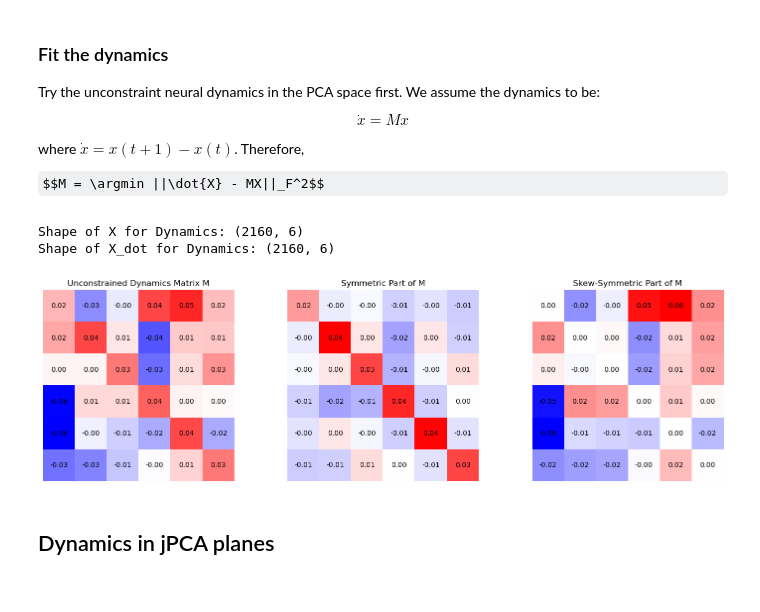
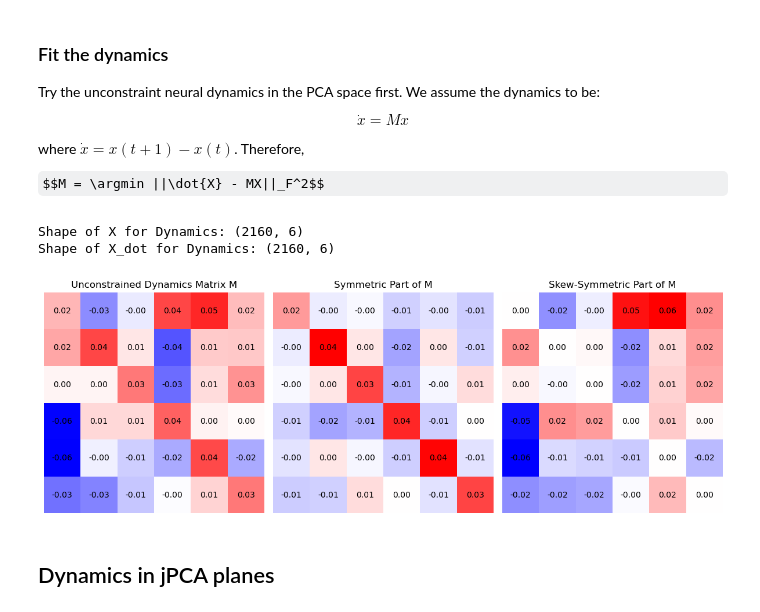
Before and after one commit to Yishu-Li/Time-varyingND, a Jupyter notebook: report.ipynb, the cells around one changed output. Cells and saved outputs as stored; diff of their text form; code cells hidden in the pictures; some formulas as TeX source.

```diff
--- a/report.ipynb
+++ b/report.ipynb
@@ -150,35 +154,37 @@ M_symmetric = 0.5 * (M + M.T)
 M_skew = 0.5 * (M - M.T)
 
 # Plot the matrix M as a heatmap
-plt.figure(figsize=(18, 5))
+plt.figure(figsize=(12, 5))
 plt.subplot(1, 3, 1)
 plt.imshow(M, cmap='bwr', vmin=-np.max(np.abs(M)), vmax=np.max(np.abs(M)))
 for i in range(M.shape[0]):
     for j in range(M.shape[1]):
         plt.text(j, i, f"{M[i, j]:.2f}", ha='center', va='center', color='black')
 plt.title("Unconstrained Dynamics Matrix M")
 plt.axis('off')
 
 plt.subplot(1, 3, 2)
 plt.imshow(M_symmetric, cmap='bwr', vmin=-np.max(np.abs(M_symmetric)), vmax=np.max(np.abs(M_symmetric)))
 for i in range(M_symmetric.shape[0]):
     for j in range(M_symmetric.shape[1]):
         plt.text(j, i, f"{M_symmetric[i, j]:.2f}", ha='center', va='center', color='black')
 plt.title("Symmetric Part of M")
 plt.axis('off')
 
 plt.subplot(1, 3, 3)
 plt.imshow(M_skew, cmap='bwr', vmin=-np.max(np.abs(M_skew)), vmax=np.max(np.abs(M_skew)))
 for i in range(M_skew.shape[0]):
     for j in range(M_skew.shape[1]):
         plt.text(j, i, f"{M_skew[i, j]:.2f}", ha='center', va='center', color='black')
 plt.title("Skew-Symmetric Part of M")
 plt.axis('off')
+plt.tight_layout()
+plt.savefig("images/dynamics_matrices.pdf")
 plt.show()
 # %% [output]
 Shape of X for Dynamics: (2160, 6)
 Shape of X_dot for Dynamics: (2160, 6)
-[figure, old version]
+[figure, new version]
 # %% [markdown]
 ## Dynamics in jPCA planes
 # %% [markdown]
```
Also changed, not shown: parts of 9 cells of this notebook, 2 other files.
